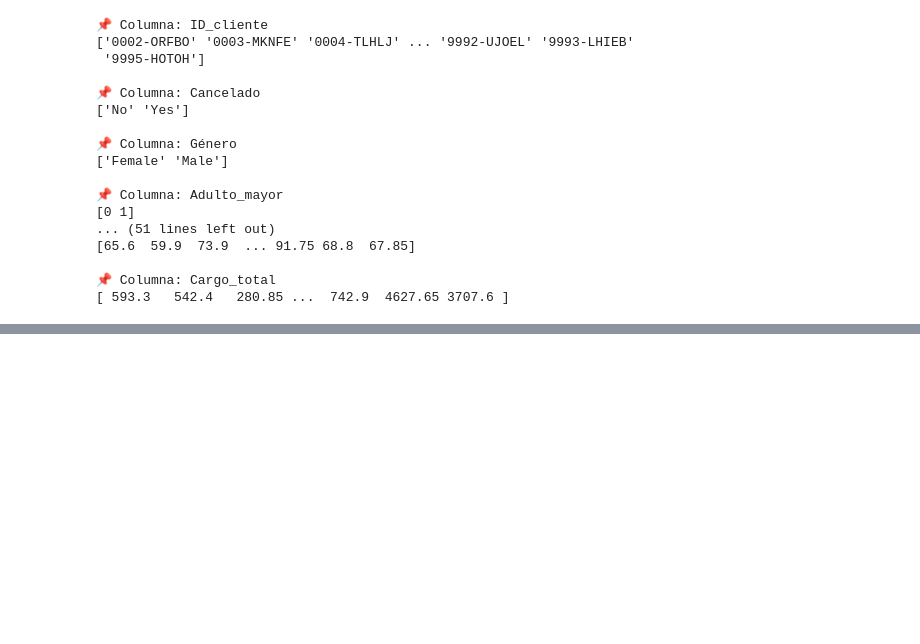
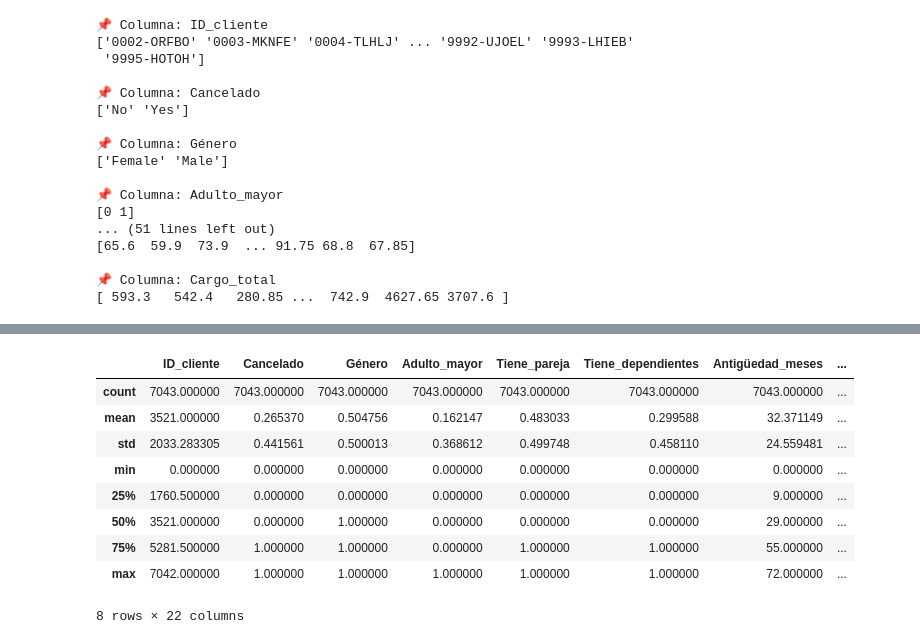
Before and after one commit to AngelTroncoso/Proyecto_telecomx2, a Jupyter notebook: telecoX.ipynb, the cells around one changed output, grey strips where cells are left out. Cells and saved outputs as stored; diff of their text form; code cells hidden in the pictures; blank space fills up the shorter version.

```diff
--- a/telecoX.ipynb
+++ b/telecoX.ipynb
@@ -177,0 +194,3 @@ for col in df.columns:
+# %%
+#Asumimos 30 días promedio por mes:
+df['Cuentas_Diarias'] = df['Cargo_mensual'] / 30
@@ -177,0 +233,4 @@ for col in df.columns:
+# %%
+#separar datos tipos object y darle una variable de asignacion para extración con cikitlearn
+obj_cols = df.select_dtypes(include='object').columns
+print("Columnas tipo object:\n", obj_cols)
@@ -177,0 +246,9 @@ for col in df.columns:
+# %%
+from sklearn.preprocessing import LabelEncoder
+
+le = LabelEncoder()
+for col in obj_cols:
+    try:
+        df[col] = le.fit_transform(df[col])
+    except:
+        print(f"No se pudo transformar: {col}")
@@ -177,0 +286,13 @@ for col in df.columns:
+# %%
+df.describe()
+# %% [output]
+|  | ID_cliente | Cancelado | Género | Adulto_mayor | Tiene_pareja | Tiene_dependientes | Antigüedad_meses | ... |
+| count | 7043.000000 | 7043.000000 | 7043.000000 | 7043.000000 | 7043.000000 | 7043.000000 | 7043.000000 | ... |
+| mean | 3521.000000 | 0.265370 | 0.504756 | 0.162147 | 0.483033 | 0.299588 | 32.371149 | ... |
+| std | 2033.283305 | 0.441561 | 0.500013 | 0.368612 | 0.499748 | 0.458110 | 24.559481 | ... |
+| min | 0.000000 | 0.000000 | 0.000000 | 0.000000 | 0.000000 | 0.000000 | 0.000000 | ... |
+| 25% | 1760.500000 | 0.000000 | 0.000000 | 0.000000 | 0.000000 | 0.000000 | 9.000000 | ... |
+| 50% | 3521.000000 | 0.000000 | 1.000000 | 0.000000 | 0.000000 | 0.000000 | 29.000000 | ... |
+| 75% | 5281.500000 | 1.000000 | 1.000000 | 0.000000 | 1.000000 | 1.000000 | 55.000000 | ... |
+| max | 7042.000000 | 1.000000 | 1.000000 | 1.000000 | 1.000000 | 1.000000 | 72.000000 | ... |
+8 rows × 22 columns
```
Also changed, not shown: parts of 10 cells of this notebook.
